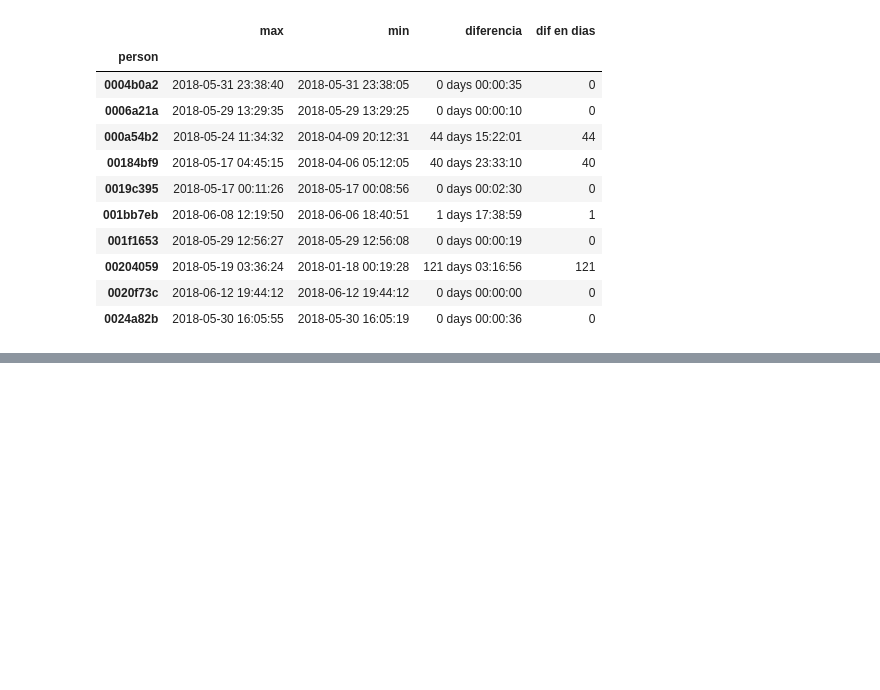
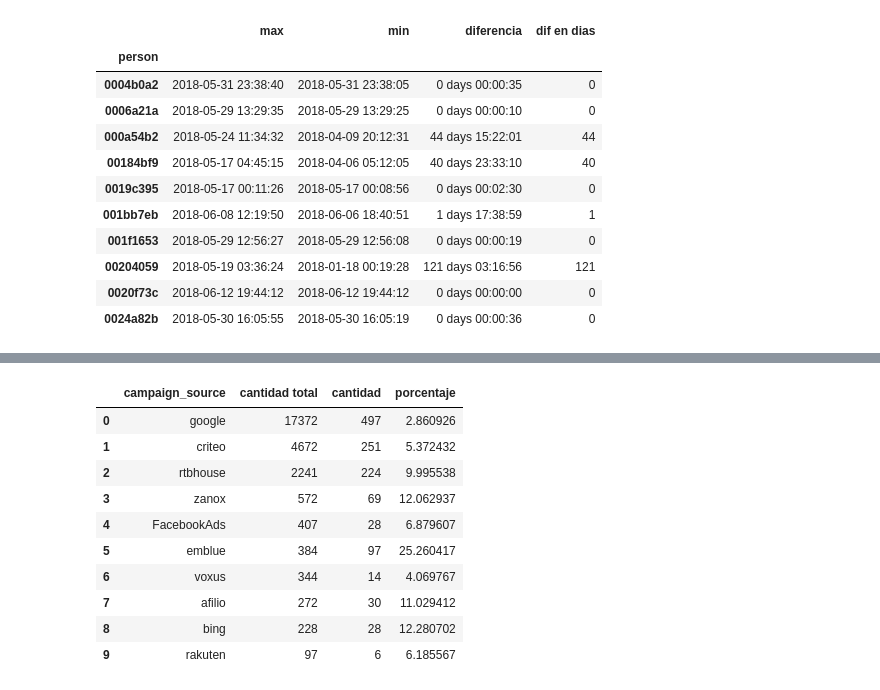
Before and after one commit to sebalogue/tp1-datos, a Jupyter notebook: src/seba/analisis-intro.ipynb, the cells around one changed output, grey strips where cells are left out. Drawn from its saved outputs; the diff is of its cells as text; code cells hidden in the pictures; blank space fills up the shorter version.

```diff
--- a/src/seba/analisis-intro.ipynb
+++ b/src/seba/analisis-intro.ipynb
@@ -375,0 +701,21 @@ max_min.head(10)
+# %%
+# Hago un join:
+# Obtengo la cantidad de usuarios que entraron al sitio por campaña y la cantidad de los usuarios que alguna vez compraron
+
+# Filtro solo los primeros 10 con mayor cantidad total de usuarios para una mejor comparacion y no ver datos irrelevantes
+
+campaign_total_vs_compras = pd.merge(cantidad_persons_campaign.head(10), compras_por_campaing_df, on='campaign_source', how='left')
+campaign_total_vs_compras['porcentaje'] = (campaign_total_vs_compras['cantidad'] / campaign_total_vs_compras['cantidad total']) * 100
+campaign_total_vs_compras
+# %% [output]
+|  | campaign_source | cantidad total | cantidad | porcentaje |
+| 0 | google | 17372 | 497 | 2.860926 |
+| 1 | criteo | 4672 | 251 | 5.372432 |
+| 2 | rtbhouse | 2241 | 224 | 9.995538 |
+| 3 | zanox | 572 | 69 | 12.062937 |
+| 4 | FacebookAds | 407 | 28 | 6.879607 |
+| 5 | emblue | 384 | 97 | 25.260417 |
+| 6 | voxus | 344 | 14 | 4.069767 |
+| 7 | afilio | 272 | 30 | 11.029412 |
+| 8 | bing | 228 | 28 | 12.280702 |
+| 9 | rakuten | 97 | 6 | 6.185567 |
```
Also changed, not shown: parts of 30 cells of this notebook, 1 other file.
